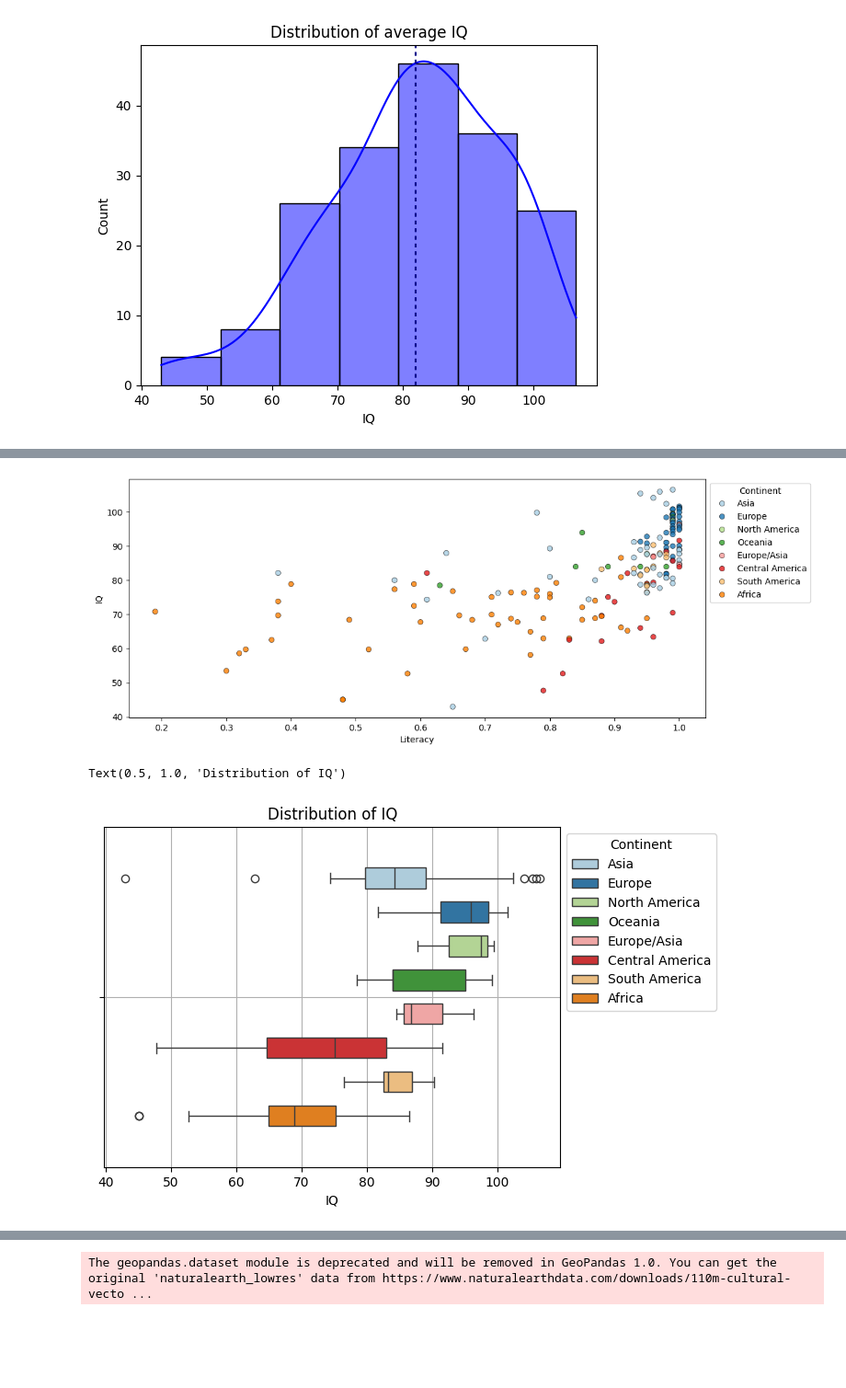
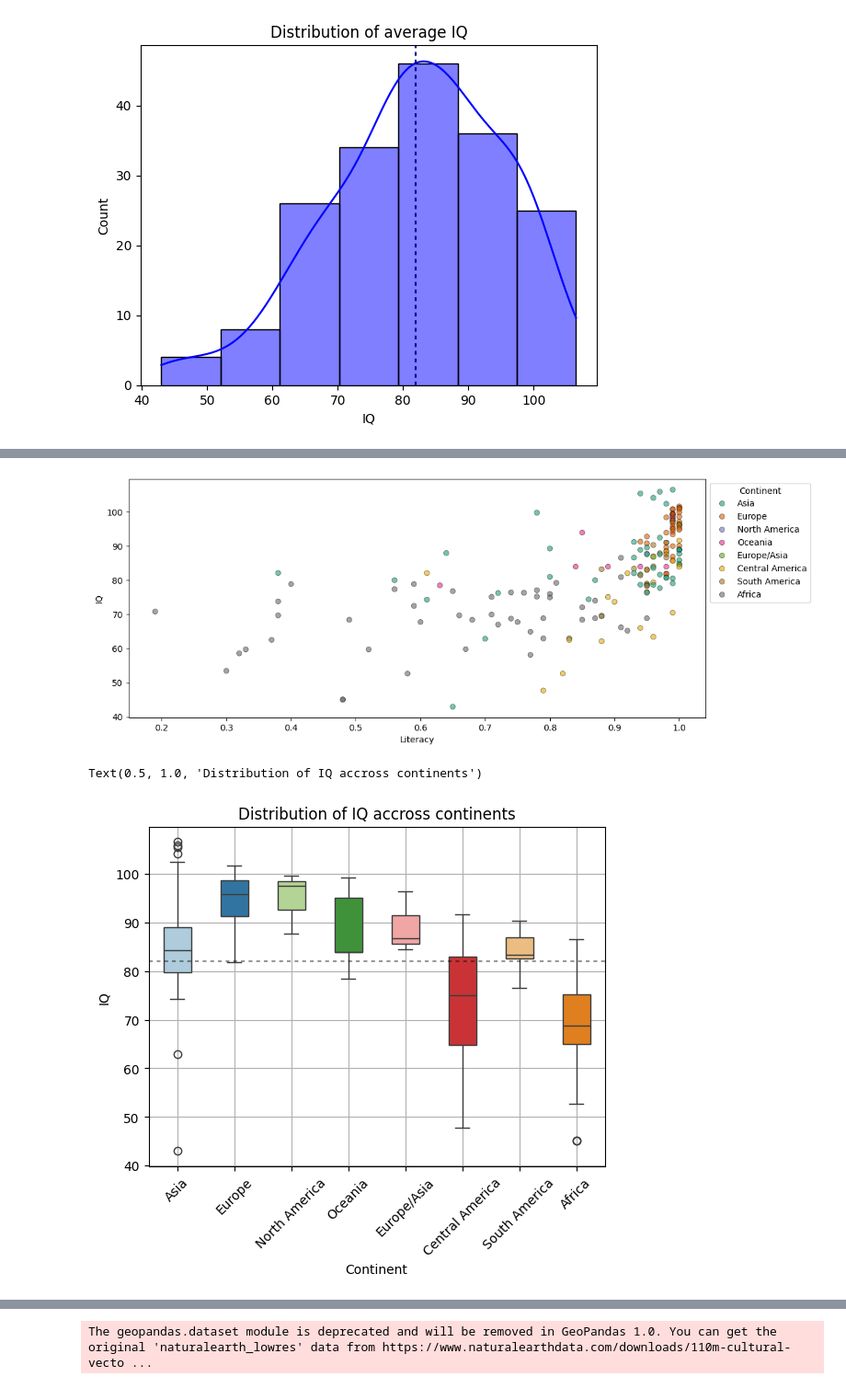
Before and after one commit to Mamin-gamer/ProfessionalSoftwareModule, a Jupyter notebook: Coursework/Notebooks/Main.ipynb, the cells around one changed output, grey strips where cells are left out. Shown at 92% size. Saved outputs shown, nothing was run; the diff lists cells and outputs as text; code cells hidden in the pictures; blank space fills up the shorter version.

```diff
--- a/Coursework/Notebooks/Main.ipynb
+++ b/Coursework/Notebooks/Main.ipynb
@@ -34,8 +34,8 @@ DF.rename(
 DF = DF.astype({"Population": "float64"})
 # %%
 order = DF["Country"].copy().to_list()
-colours = dict(zip(DF["Continent"].unique(), sns.color_palette("Paired")))
-kwargs = {"hue": "Continent", "palette": colours, "edgecolor": "black", "alpha": 0.8}
+colours = dict(zip(DF["Continent"].unique(), sns.color_palette("Dark2")))
+kwargs = {"hue": "Continent", "palette": colours, "edgecolor": "black", "alpha": 0.6}
 # At a very late stage made a colour pallete for continents only
 # %%
 DF.dropna(how='any', inplace=True)
@@ -167,12 +175,26 @@ fig, ax = plt.subplots(figsize = (12,5))
 sns.scatterplot(data=DF, y="IQ", x="Literacy", **kwargs)  #
 sns.move_legend(ax, "upper left", bbox_to_anchor=(1, 1))
 # %% [output]
-[figure, old version]
+[figure, new version]
 # %%
-ax = sns.boxplot(data=DF, x="IQ",  gap=0.4, dodge=True, **{i:kwargs[i] for i in kwargs if i not in ['edgecolor', "alpha"]})
-sns.move_legend(ax, "upper left", bbox_to_anchor=(1, 1))
+ax = sns.boxplot(
+    data=DF,
+    y="IQ",
+    x="Continent",
+    gap=0.4,
+    **{i: kwargs[i] for i in kwargs if i not in ["edgecolor", "alpha"]},
+    legend="auto"
+)
+plt.axhline(
+    y=MF.mean(DF["IQ"]),
+    color="black",
+    alpha = 0.4,
+    dashes=(2, 2),
+)
 ax.grid()
-plt.title("Distribution of IQ")
+ax.tick_params(axis="x", rotation=45)
+
+plt.title("Distribution of IQ accross continents")
 # %% [output]
-Text(0.5, 1.0, 'Distribution of IQ')
+Text(0.5, 1.0, 'Distribution of IQ accross continents')
-[figure, old version]
+[figure, new version]
```
Also changed, not shown: parts of 14 cells of this notebook, 1 other file.
